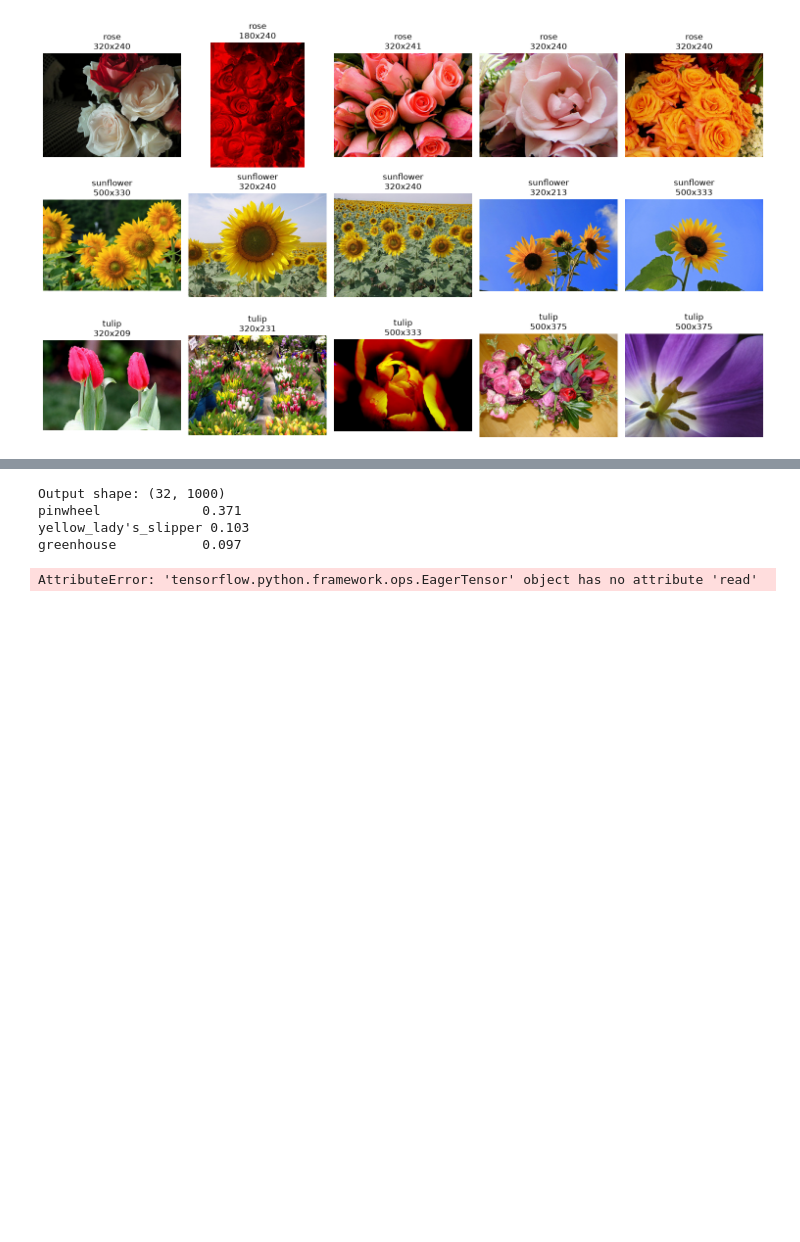
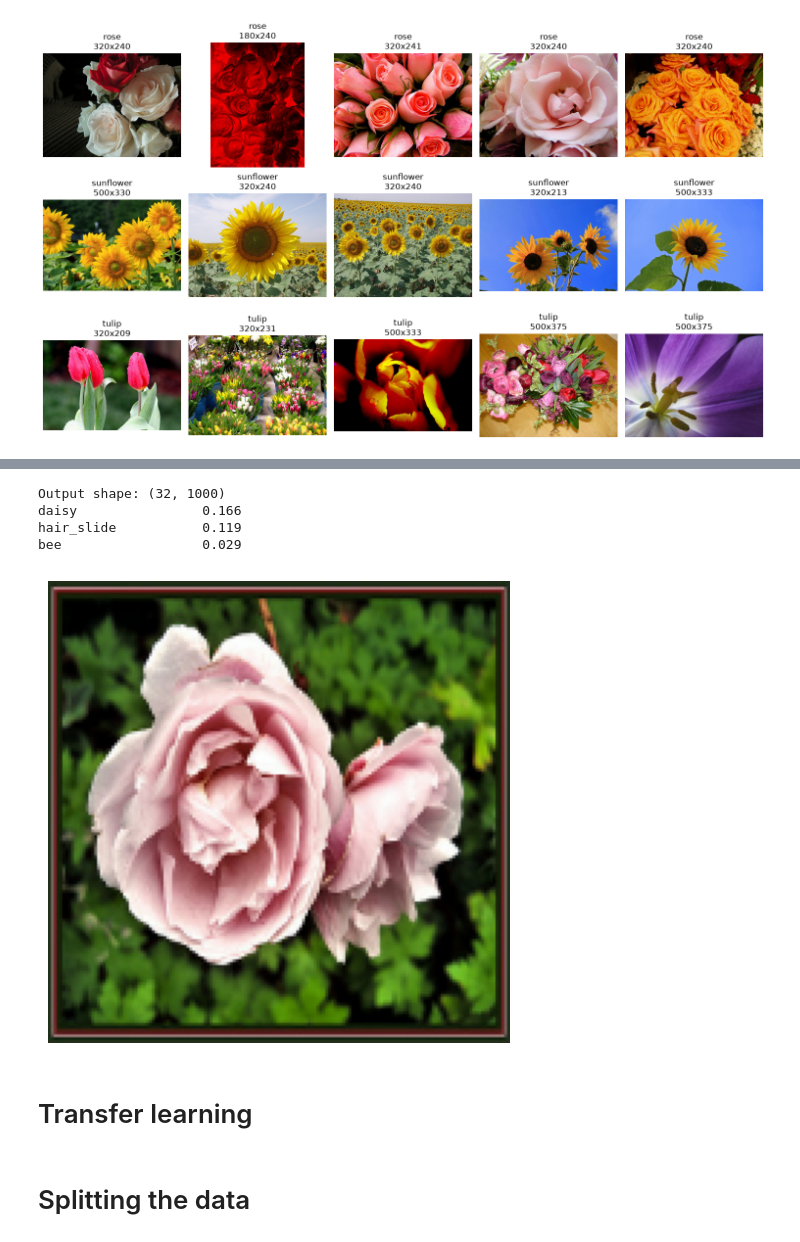
Before and after one commit to khaldounalhanawi/amle-project-flowers, a Jupyter notebook: 01_flower_classification_project.ipynb, the cells around one changed output, grey strips where cells are left out. Saved outputs shown, nothing was run; the diff lists cells and outputs as text; code cells hidden in the pictures; blank space fills up the shorter version.

```diff
--- a/01_flower_classification_project.ipynb
+++ b/01_flower_classification_project.ipynb
@@ -154,15 +137,21 @@ Downloading data from https://storage.googleapis.com/tensorflow/keras-applicatio
 # %%
-one_image, _ = next(iter(train_ds))
+one_image,_ = next(iter(train_ds))
 
 prepared = mobilenet_v2.preprocess_input(one_image)
 probabilities = base.predict(prepared, verbose=0)  # shape (1, 1000)
 print("Output shape:", probabilities.shape)
 for _, name, probability in mobilenet_v2.decode_predictions(probabilities, top=3)[0]:
     print(f"{name:20s} {probability:.3f}")
-plt.imread(one_image)
+
+plt.figure(figsize=(6, 6))
+plt.imshow(one_image[0].numpy().astype("uint8"))
+plt.axis("off")
+plt.show()
 # %% [output]
 Output shape: (32, 1000)
-pinwheel             0.371
-yellow_lady's_slipper 0.103
-greenhouse           0.097
+daisy                0.166
+hair_slide           0.119
+bee                  0.029
-AttributeError: 'tensorflow.python.framework.ops.EagerTensor' object has no attribute 'read'
+[figure, added]
+# %% [markdown]
+# Transfer learning
@@ -168,0 +195,2 @@ AttributeError: 'tensorflow.python.framework.ops.EagerTensor' object has no attr
+# %% [markdown]
+# Splitting the data
```
Also changed, not shown: parts of 13 cells of this notebook.
